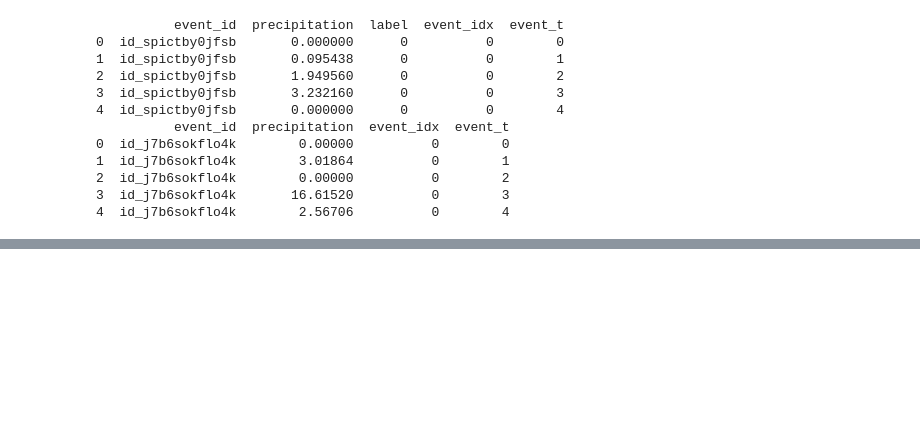
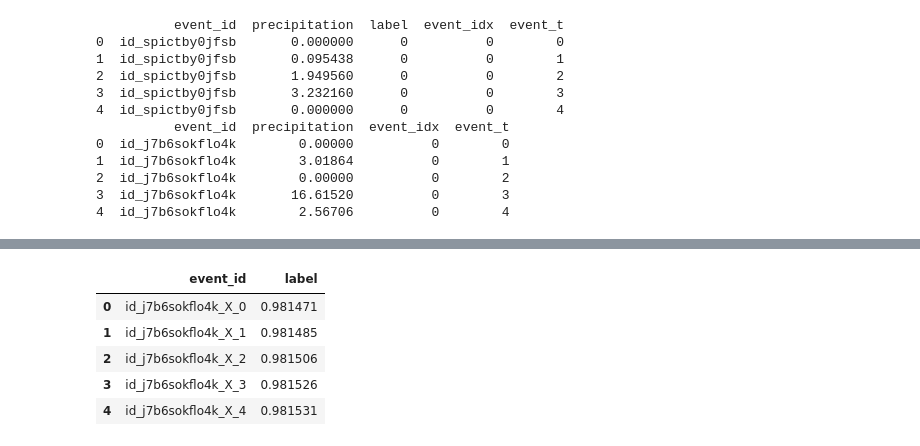
Before and after one commit to rainhard-obura/Data-Science-and-Machine-Learning-portfolio, a Jupyter notebook: DS_ML_projects/mapping_floods_in_southafrica/notebook_six.ipynb, the cells around one changed output, grey strips where cells are left out. Cells and saved outputs as stored; diff of their text form; code cells hidden in the pictures; blank space fills up the shorter version.

```diff
--- a/DS_ML_projects/mapping_floods_in_southafrica/notebook_six.ipynb
+++ b/DS_ML_projects/mapping_floods_in_southafrica/notebook_six.ipynb
@@ -299,0 +141,27 @@ print("Ensemble predictions saved to 'test_predictions.csv'.")
+# %%
+# Define Focal Loss
+def focal_loss(alpha=0.25, gamma=2.):
+    def loss(y_true, y_pred):
+        epsilon = 1e-8
+        y_pred = tf.clip_by_value(y_pred, epsilon, 1.0 - epsilon)
+        ce = -y_true * tf.math.log(y_pred)
+        weight = alpha * tf.pow(1 - y_pred, gamma)
+        return tf.reduce_mean(weight * ce)
+    return loss
+
+# Compile the model
+model.compile(optimizer=Adam(learning_rate=0.001), loss=focal_loss(), metrics=['accuracy'])
+# %%
+# Compute class weights
+class_weights = compute_class_weight(class_weight='balanced', classes=np.unique(train_labels.argmax(axis=1)), y=train_labels.argmax(axis=1))
+class_weight_dict = {i: w for i, w in enumerate(class_weights)}
+# %%
+# Train model
+model.fit(
+    [train_images, train_timeseries], train_labels,
+    validation_split=0.2,
+    epochs=50,
+    batch_size=32,
+    class_weight=class_weight_dict,
+    callbacks=[tf.keras.callbacks.EarlyStopping(monitor='val_loss', patience=3, restore_best_weights=True)]
+)
@@ -299,0 +191,14 @@ print("Ensemble predictions saved to 'test_predictions.csv'.")
+# %%
+# Save submission
+sample_submission = pd.read_csv('SampleSubmission (2).csv')
+sample_submission['label'] = predictions.flatten()
+sample_submission.to_csv("submission_optimized2.csv", index=False)
+# %%
+sample_submission.head()
+# %% [output]
+|  | event_id | label |
+| 0 | id_j7b6sokflo4k_X_0 | 0.981471 |
+| 1 | id_j7b6sokflo4k_X_1 | 0.981485 |
+| 2 | id_j7b6sokflo4k_X_2 | 0.981506 |
+| 3 | id_j7b6sokflo4k_X_3 | 0.981526 |
+| 4 | id_j7b6sokflo4k_X_4 | 0.981531 |
```
Also changed, not shown: parts of 37 cells of this notebook, 3 other files.
